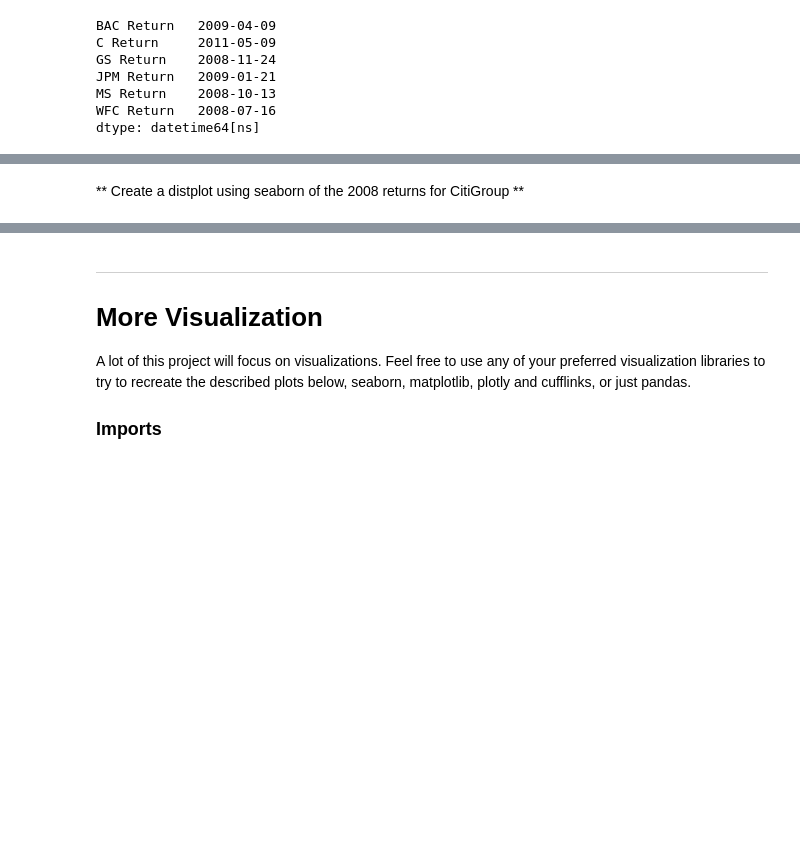
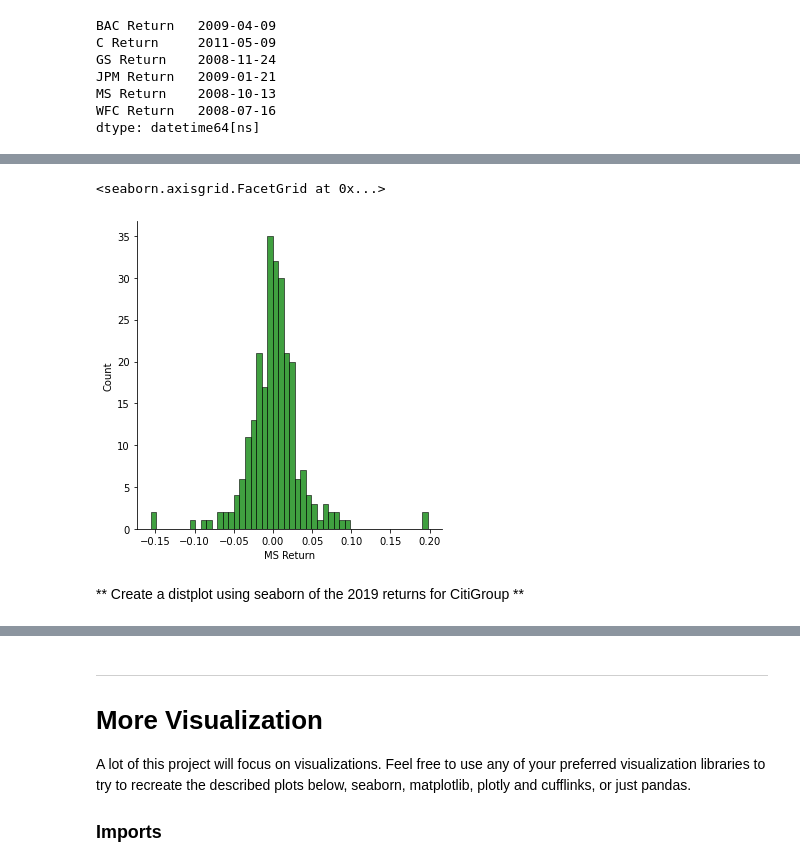
Before and after one commit to dhruvsahu/Pandemic-Bank-Stocks-Analysis, a Jupyter notebook: 03-Finance Project.ipynb, the cells around one changed output, grey strips where cells are left out. Saved outputs shown, nothing was run; the diff lists cells and outputs as text; code cells hidden in the pictures; blank space fills up the shorter version.

```diff
--- a/03-Finance Project.ipynb
+++ b/03-Finance Project.ipynb
@@ -196,2 +214,7 @@ using a non-integer number instead of an integer will result in an error in the
+# %%
+sns.displot(returns.loc['2020-01-01':'2020-12-31']['MS Return'],color='green',bins=50)
+# %% [output]
+<seaborn.axisgrid.FacetGrid at 0x...>
+[figure, added]
 # %% [markdown]
-** Create a distplot using seaborn of the 2008 returns for CitiGroup **
+** Create a distplot using seaborn of the 2019 returns for CitiGroup **
```
Also changed, not shown: parts of 42 cells of this notebook.
